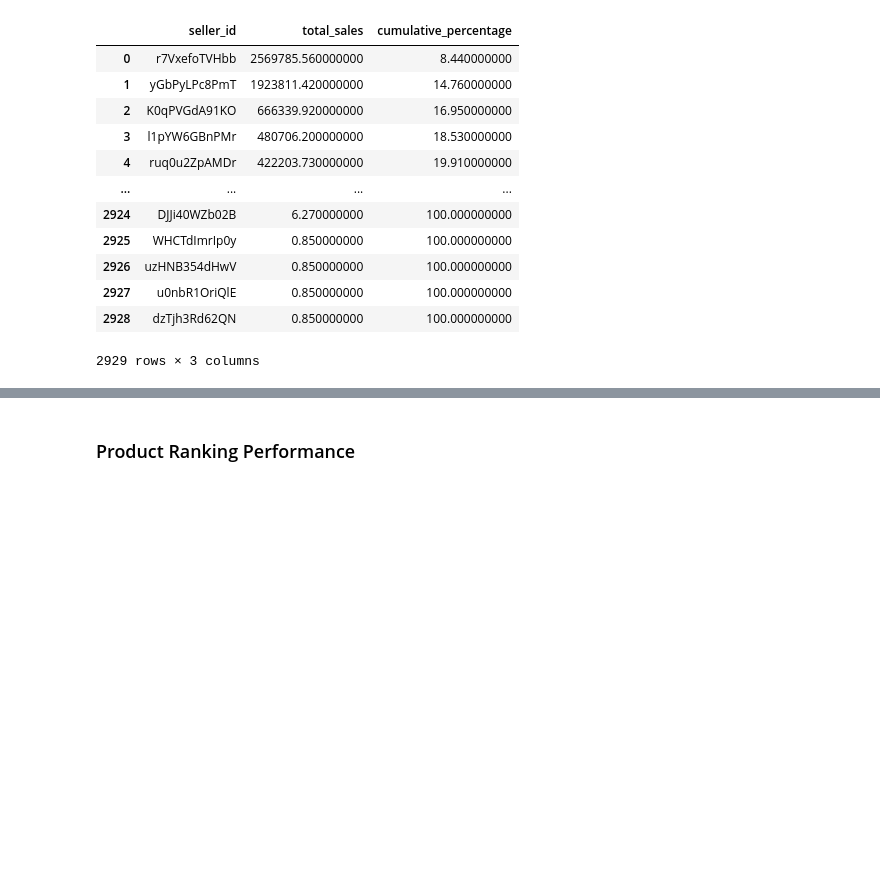
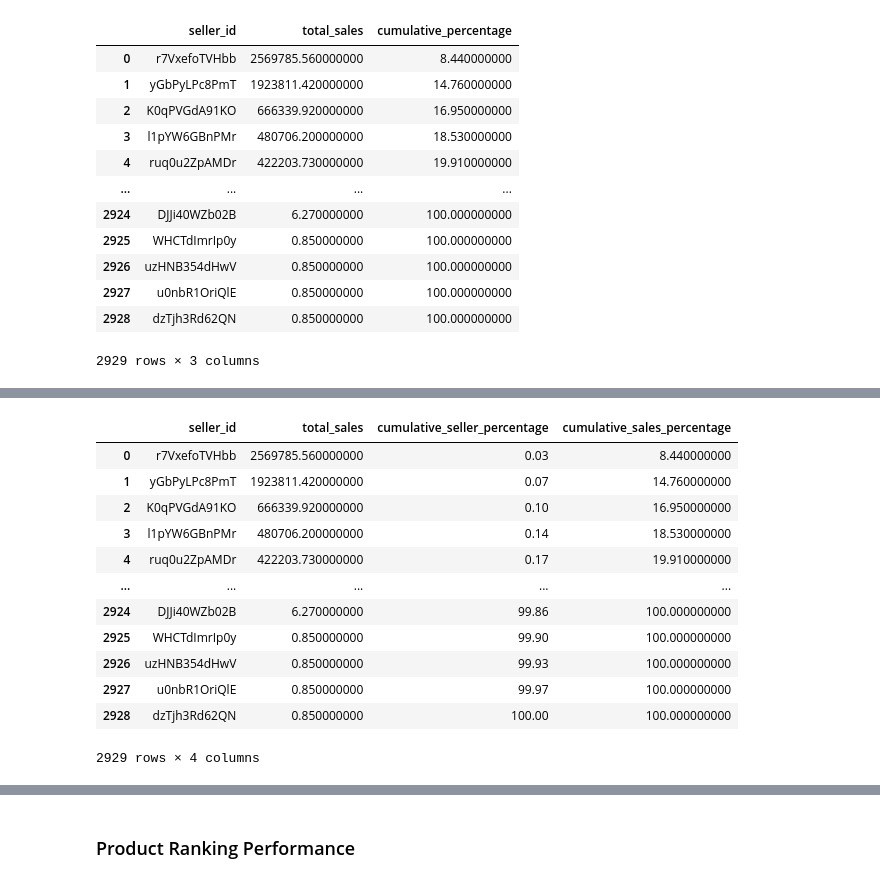
Before and after one commit to wahyuimammuhroni-jpg/ecommerce-order-supply-chain-analysis, a Jupyter notebook: notebooks/ecommerce_order_supply_chain_visualization.ipynb, the cells around one changed output, grey strips where cells are left out. Cells and saved outputs as stored; diff of their text form; code cells hidden in the pictures; blank space fills up the shorter version.

```diff
--- a/notebooks/ecommerce_order_supply_chain_visualization.ipynb
+++ b/notebooks/ecommerce_order_supply_chain_visualization.ipynb
@@ -1929,0 +1927,70 @@ plt.show()
+# %%
+# Load Pareto Analysis Data
+pareto_query = """
+
+WITH seller_sales AS (
+    SELECT
+        seller_id,
+        SUM(price) AS total_sales
+    FROM ecommerce.order_items
+    GROUP BY seller_id
+),
+
+ranked_sellers AS (
+    SELECT
+        seller_id,
+        total_sales,
+
+        ROW_NUMBER() OVER (
+            ORDER BY total_sales DESC
+        ) AS seller_rank,
+
+        COUNT(*) OVER () AS total_sellers,
+
+        SUM(total_sales) OVER (
+            ORDER BY total_sales DESC
+            ROWS BETWEEN UNBOUNDED PRECEDING AND CURRENT ROW
+        ) AS cumulative_sales,
+
+        SUM(total_sales) OVER () AS overall_sales
+
+    FROM seller_sales
+)
+
+SELECT
+    seller_id,
+    total_sales,
+
+    ROUND(
+        SAFE_DIVIDE(seller_rank, total_sellers) * 100,
+        2
+    ) AS cumulative_seller_percentage,
+
+    ROUND(
+        SAFE_DIVIDE(cumulative_sales, overall_sales) * 100,
+        2
+    ) AS cumulative_sales_percentage
+
+FROM ranked_sellers
+
+ORDER BY seller_rank;
+
+"""
+
+pareto_df = run_query(pareto_query)
+
+pareto_df
+# %% [output]
+|  | seller_id | total_sales | cumulative_seller_percentage | cumulative_sales_percentage |
+| 0 | r7VxefoTVHbb | 2569785.560000000 | 0.03 | 8.440000000 |
+| 1 | yGbPyLPc8PmT | 1923811.420000000 | 0.07 | 14.760000000 |
+| 2 | K0qPVGdA91KO | 666339.920000000 | 0.10 | 16.950000000 |
+| 3 | l1pYW6GBnPMr | 480706.200000000 | 0.14 | 18.530000000 |
+| 4 | ruq0u2ZpAMDr | 422203.730000000 | 0.17 | 19.910000000 |
+| ... | ... | ... | ... | ... |
+| 2924 | DJJi40WZb02B | 6.270000000 | 99.86 | 100.000000000 |
+| 2925 | WHCTdImrIp0y | 0.850000000 | 99.90 | 100.000000000 |
+| 2926 | uzHNB354dHwV | 0.850000000 | 99.93 | 100.000000000 |
+| 2927 | u0nbR1OriQlE | 0.850000000 | 99.97 | 100.000000000 |
+| 2928 | dzTjh3Rd62QN | 0.850000000 | 100.00 | 100.000000000 |
+2929 rows × 4 columns
```
Also changed, not shown: parts of 9 cells of this notebook.
